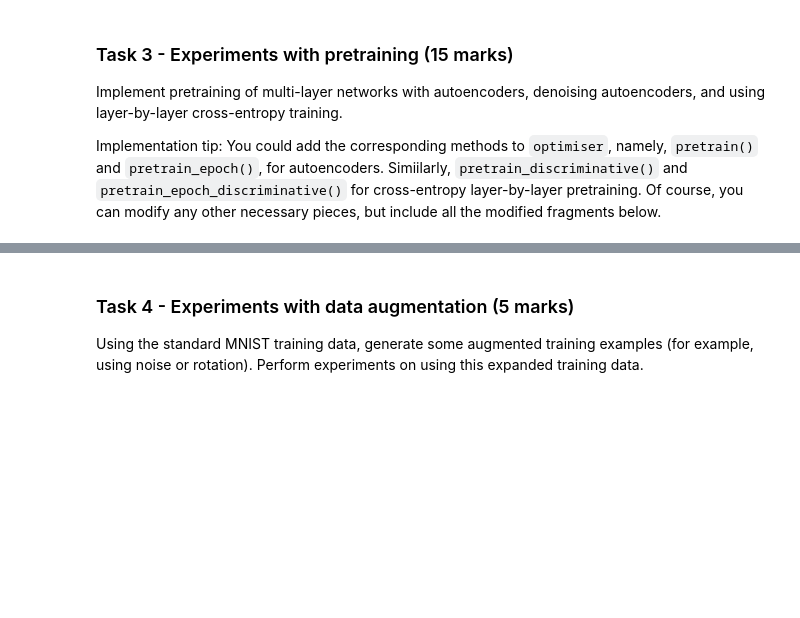
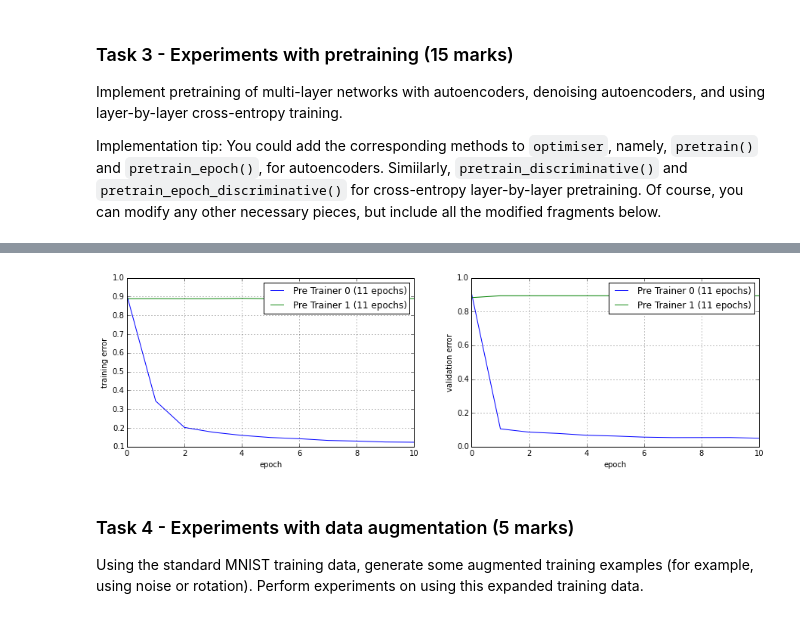
Before and after one commit to SamDavies/Convolutional-Neural-Network, a Jupyter notebook: 07_MLP_Coursework2.ipynb, the cells around one changed output, grey strips where cells are left out. Saved outputs shown, nothing was run; the diff lists cells and outputs as text; code cells hidden in the pictures; blank space fills up the shorter version.

Commit message:
Add pre training experiment

```diff
--- a/07_MLP_Coursework2.ipynb
+++ b/07_MLP_Coursework2.ipynb
@@ -160,6 +160,11 @@ class Result(object):
         self.add_train(train_stats)
         self.add_valid(valid_stats)
         self.add_test(tst_accuracy)
+
+def reset_data():
+    train_dp.reset()
+    valid_dp.reset()
+    test_dp.reset()
 # %% [output]
 WARNING:root:Initialising data providers...
 # %% [markdown]
@@ -323,17 +349,3 @@ plt.show()
 Implement pretraining of multi-layer networks with autoencoders, denoising autoencoders, and using  layer-by-layer cross-entropy training.
 
 Implementation tip: You could add the corresponding methods to `optimiser`, namely, `pretrain()` and `pretrain_epoch()`, for autoencoders. Simiilarly, `pretrain_discriminative()` and `pretrain_epoch_discriminative()` for cross-entropy layer-by-layer pretraining. Of course, you can modify any other necessary pieces, but include all the modified fragments below.
-# %%
-logger = logging.getLogger()
-logger.setLevel(logging.INFO)
-
-train_dp.reset()
-valid_dp.reset()
-
-results = Result()
-
-layer1 = Linear(idim=784, odim=100, irange=0.2, rng=rng)
-layer2 = Linear(idim=100, odim=784, irange=0.2, rng=rng)
-train_stats, valid_stats = AutoEncoder.train_layer(layers=[layer1, layer2], train_iter=train_dp, valid_iter=valid_dp)
-
-results.add_results(train_stats, valid_stats, 0)
@@ -340,25 +403,27 @@ results.add_results(train_stats, valid_stats, 0)
 # %%
 %matplotlib inline
 fig, axis_array = plt.subplots(1, 2, figsize=(15, 4))
 
 for i, train_errors in enumerate(results.train_errors_matrix):
-    axis_array[0].plot(train_errors, label='Regulariser {0} ({1} epochs)'.format(str(i), len(train_errors)))
+    axis_array[0].plot(train_errors, label='Pre Trainer {0} ({1} epochs)'.format(str(i), len(train_errors)))
 
 for i, valid_errors in enumerate(results.valid_errors_matrix):
-    axis_array[1].plot(valid_errors, label='Regulariser {0} ({1} epochs)'.format(str(i), len(valid_errors)))
+    axis_array[1].plot(valid_errors, label='Pre Trainer {0} ({1} epochs)'.format(str(i), len(valid_errors)))
 
 # show to line graphs using the training and validation results
 axis_array[0].set_xlabel('epoch')
 axis_array[0].set_ylabel('training error')
 axis_array[0].legend()
 axis_array[0].grid()
 
 axis_array[1].set_xlabel('epoch')
 axis_array[1].set_ylabel('validation error')
 axis_array[1].legend()
 axis_array[1].grid()
 
 plt.show()
+# %% [output]
+[figure, added]
 # %% [markdown]
 ### Task 4 - Experiments with data augmentation (5 marks)
 
```
Also changed, not shown: parts of 8 cells of this notebook.
